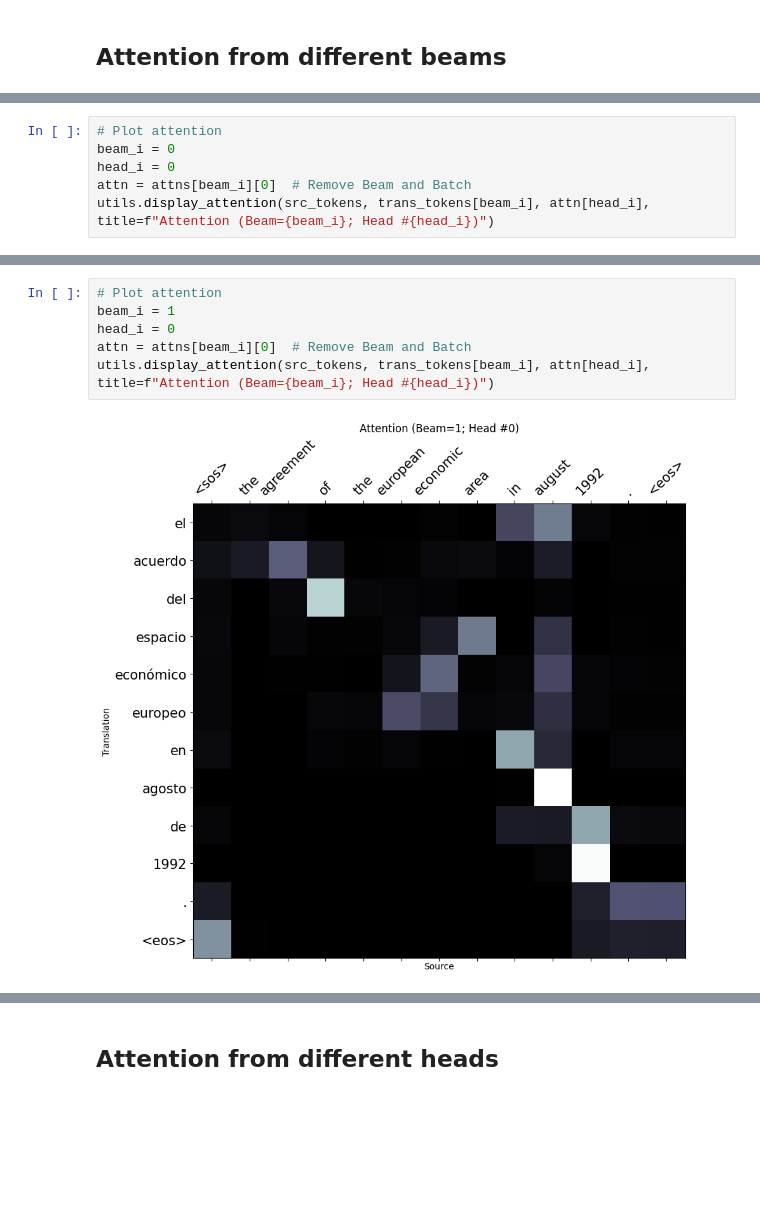
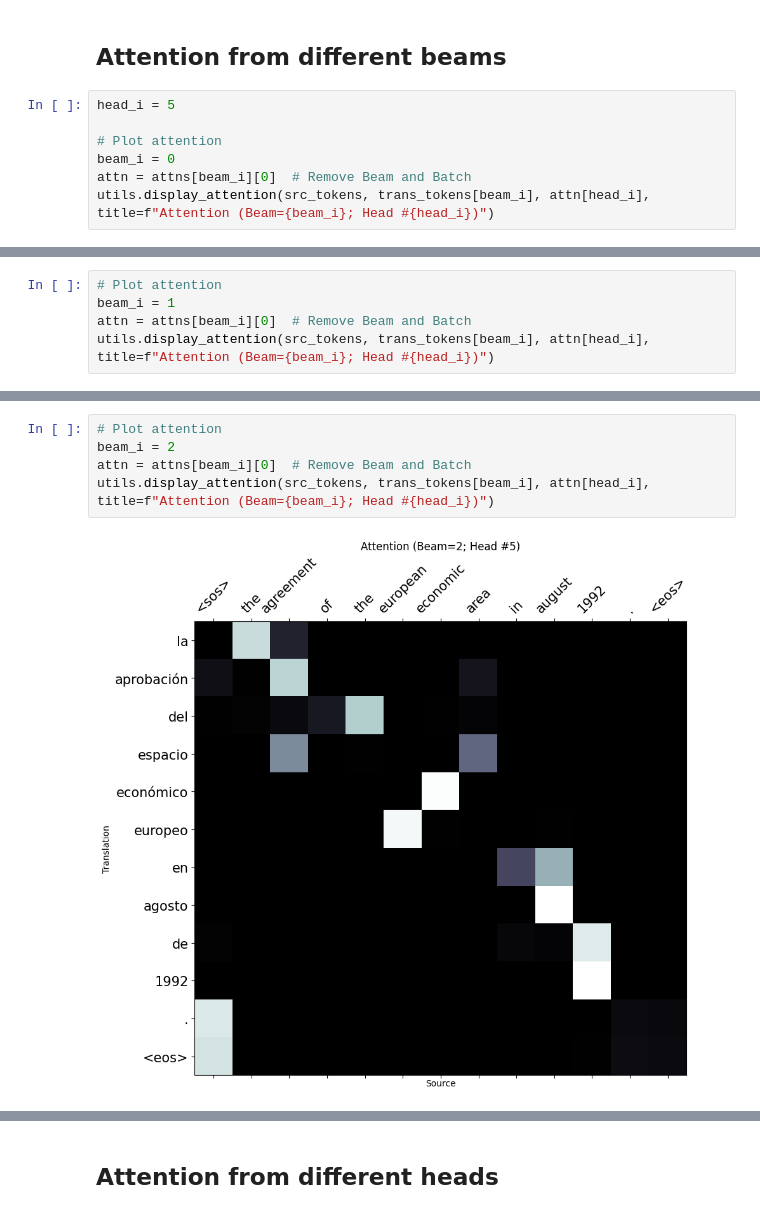
Before and after one commit to salvacarrion/mltests-old, a Jupyter notebook: seq2seq/transformers/jupyters/2_test.ipynb, the cells around one changed output, grey strips where cells are left out. Drawn from its saved outputs; the diff is of its cells as text; blank space fills up the shorter version.

```diff
--- a/seq2seq/transformers/jupyters/2_test.ipynb
+++ b/seq2seq/transformers/jupyters/2_test.ipynb
@@ -168,3 +168,10 @@ utils.show_translation_pair(src_tokens, trans_tokens, nlp_src=nlp_en, nlp_trg=nl
 ## Visualize attention
 # %% [markdown]
 ## Attention from different beams
+# %%
+head_i = 5
+
+# Plot attention
+beam_i = 0
+attn = attns[beam_i][0]  # Remove Beam and Batch
+utils.display_attention(src_tokens, trans_tokens[beam_i], attn[head_i], title=f"Attention (Beam={beam_i}; Head #{head_i})")
@@ -171,7 +180,6 @@ utils.show_translation_pair(src_tokens, trans_tokens, nlp_src=nlp_en, nlp_trg=nl
 # %%
 # Plot attention
-beam_i = 0
-head_i = 0
+beam_i = 1
 attn = attns[beam_i][0]  # Remove Beam and Batch
 utils.display_attention(src_tokens, trans_tokens[beam_i], attn[head_i], title=f"Attention (Beam={beam_i}; Head #{head_i})")
 # %% [output]
@@ -179,8 +187,7 @@ utils.display_attention(src_tokens, trans_tokens[beam_i], attn[head_i], title=f"
 # %%
 # Plot attention
-beam_i = 1
-head_i = 0
+beam_i = 2
 attn = attns[beam_i][0]  # Remove Beam and Batch
 utils.display_attention(src_tokens, trans_tokens[beam_i], attn[head_i], title=f"Attention (Beam={beam_i}; Head #{head_i})")
 # %% [output]
-[figure, old version]
+[figure, new version]
```
Also changed, not shown: parts of 3 cells of this notebook.
